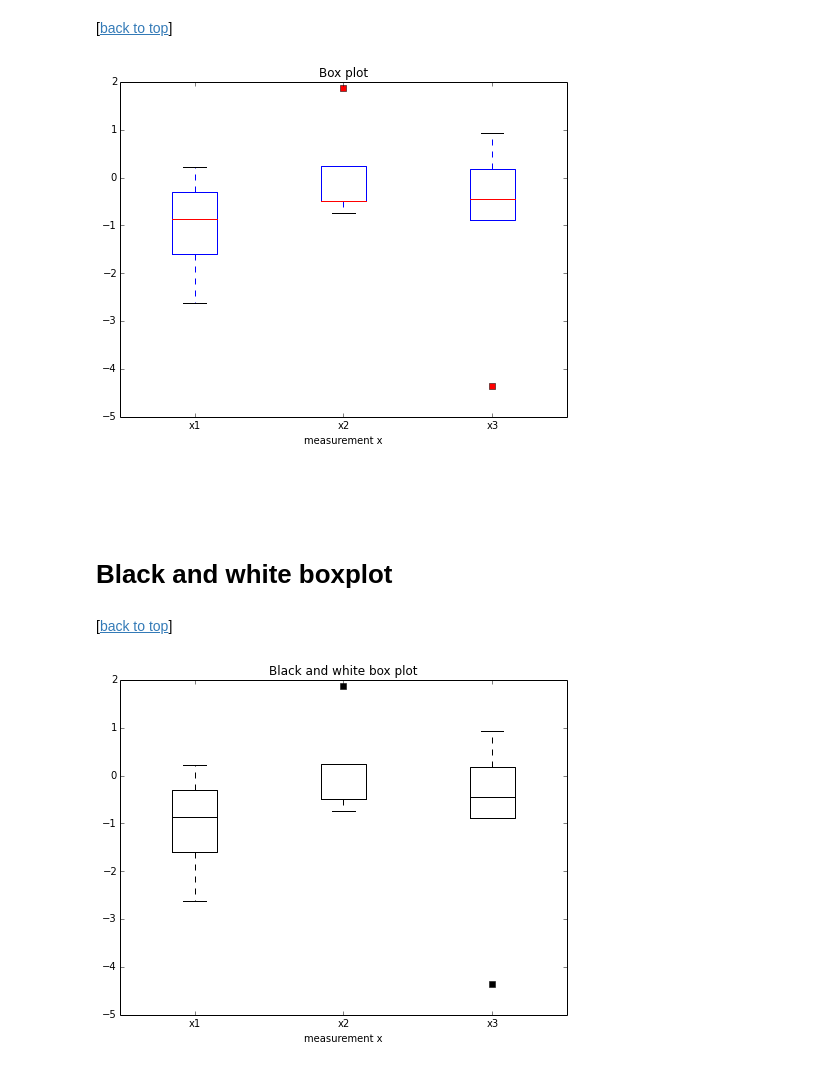
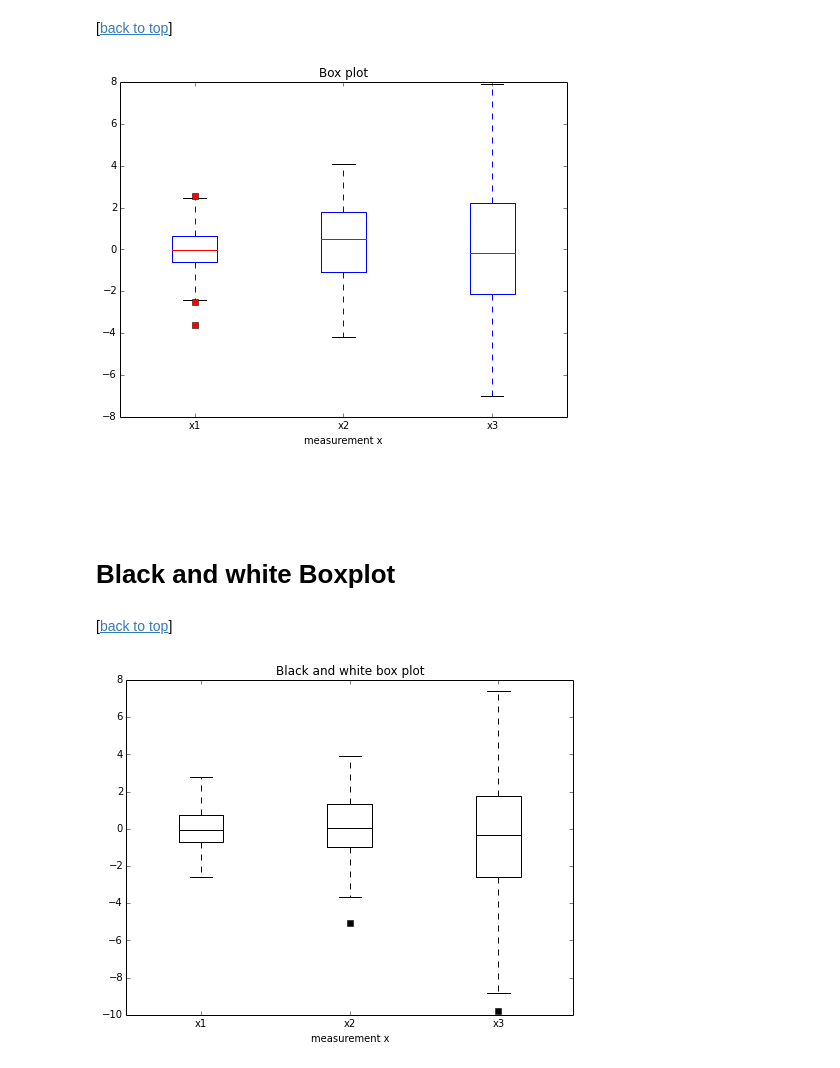
Before and after one commit to rasbt/matplotlib-gallery, a Jupyter notebook: ipynb/boxplots.ipynb, the cells around one changed output. Drawn from its saved outputs; the diff is of its cells as text; code cells hidden in the pictures.

Commit message:
many new boxplots

```diff
--- a/ipynb/boxplots.ipynb
+++ b/ipynb/boxplots.ipynb
@@ -44,45 +52,52 @@ numpy 1.8.1
 [[back to top](#Sections)]
 # %%
 import matplotlib.pyplot as plt
+import numpy as np
 
-x1 = [-0.46,-1.25,-2.62,0.22]
-x2 = [0.24,1.88,-0.49,-0.73,-0.49]
-x3 = [-0.44,0.93,0.19,-4.36,-0.88]
+all_data = [np.random.normal(0, std, 100) for std in range(1, 4)]
 
 fig = plt.figure(figsize=(8,6))
 
-plt.boxplot([x for x in [x1, x2, x3]], 0, 'rs', 1)
-plt.xticks([y+1 for y in range(len([x1, x2, x3]))], ['x1', 'x2', 'x3'])
+plt.boxplot(all_data,
+            notch=False, # box instead of notch shape
+            sym='rs',    # red squares for outliers
+            vert=True)   # vertical box aligmnent
+
+plt.xticks([y+1 for y in range(len(all_data))], ['x1', 'x2', 'x3'])
 plt.xlabel('measurement x')
 t = plt.title('Box plot')
 plt.show()
 # %% [output]
-[figure, old version]
+[figure, new version]
 # %% [markdown]
 <br>
 <br>
 # %% [markdown]
-# Black and white boxplot
+# Black and white Boxplot
 # %% [markdown]
 [[back to top](#Sections)]
 # %%
 import matplotlib.pyplot as plt
+import numpy as np
 
-x1 = [-0.46,-1.25,-2.62,0.22]
-x2 = [0.24,1.88,-0.49,-0.73,-0.49]
-x3 = [-0.44,0.93,0.19,-4.36,-0.88]
+all_data = [np.random.normal(0, std, 100) for std in range(1, 4)]
 
 fig = plt.figure(figsize=(8,6))
 
-bplot = plt.boxplot([x for x in [x1, x2, x3]], 0, 'rs', 1)
-plt.xticks([y+1 for y in range(len([x1, x2, x3]))], ['x1', 'x2', 'x3'])
+bplot = plt.boxplot(all_data,
+            notch=False, # box instead of notch shape
+            sym='rs',    # red squares for outliers
+            vert=True)   # vertical box aligmnent
+
+plt.xticks([y+1 for y in range(len(all_data))], ['x1', 'x2', 'x3'])
 plt.xlabel('measurement x')
 
 for components in bplot.keys():
     for line in bplot[components]:
-        line.set_color('black')
+        line.set_color('black')     # black lines
+
 t = plt.title('Black and white box plot')
 
 plt.show()
 # %% [output]
-[figure, old version]
+[figure, new version]
```
Also changed, not shown: parts of 20 cells of this notebook, 2 other files.
